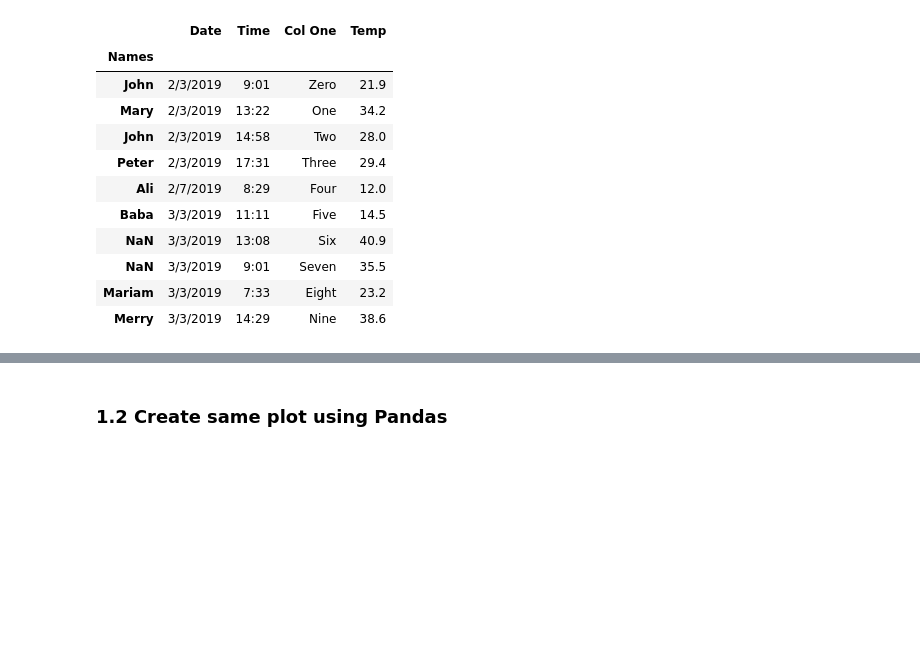
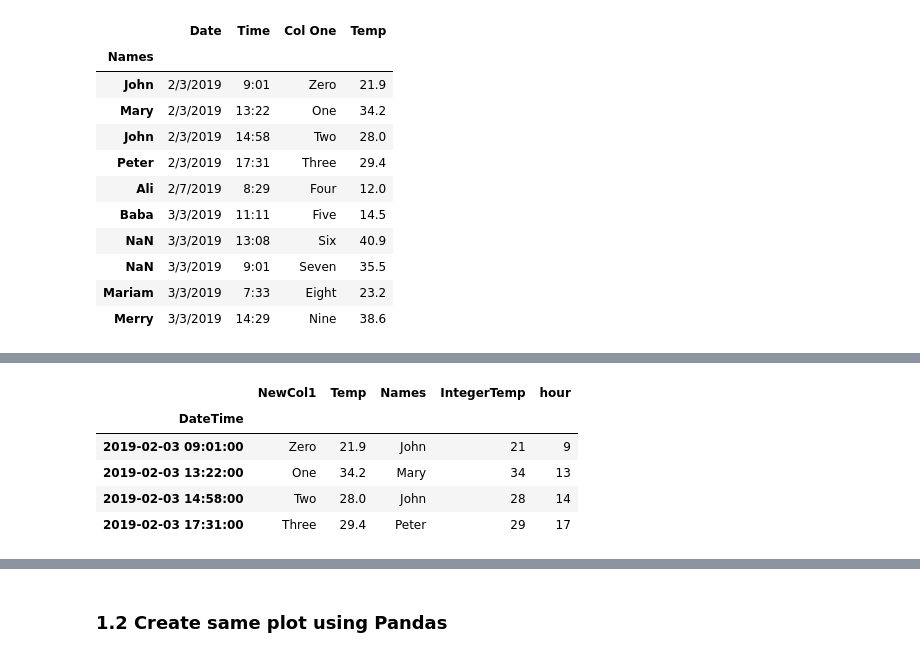
Before and after one commit to Ram-N/data-analysis-using-python, a Jupyter notebook: Notebooks/3.0_Pandas_Cookbook_with_Questions_Answered_RN.ipynb, the cells around one changed output, grey strips where cells are left out. Drawn from its saved outputs; the diff is of its cells as text; code cells hidden in the pictures; blank space fills up the shorter version.

```diff
--- a/Notebooks/3.0_Pandas_Cookbook_with_Questions_Answered_RN.ipynb
+++ b/Notebooks/3.0_Pandas_Cookbook_with_Questions_Answered_RN.ipynb
@@ -330,0 +447,10 @@ pd.read_csv("data/example.csv", index_col=['Names'])
+# %%
+df['2019-02-03'] # for one single date
+#Remember: This will only work if you have made the dataframe Index to be datetime
+# %% [output]
+|  | NewCol1 | Temp | Names | IntegerTemp | hour |
+| DateTime |  |  |  |  |  |
+| 2019-02-03 09:01:00 | Zero | 21.9 | John | 21 | 9 |
+| 2019-02-03 13:22:00 | One | 34.2 | Mary | 34 | 13 |
+| 2019-02-03 14:58:00 | Two | 28.0 | John | 28 | 14 |
+| 2019-02-03 17:31:00 | Three | 29.4 | Peter | 29 | 17 |
```
Also changed, not shown: parts of 34 cells of this notebook.
